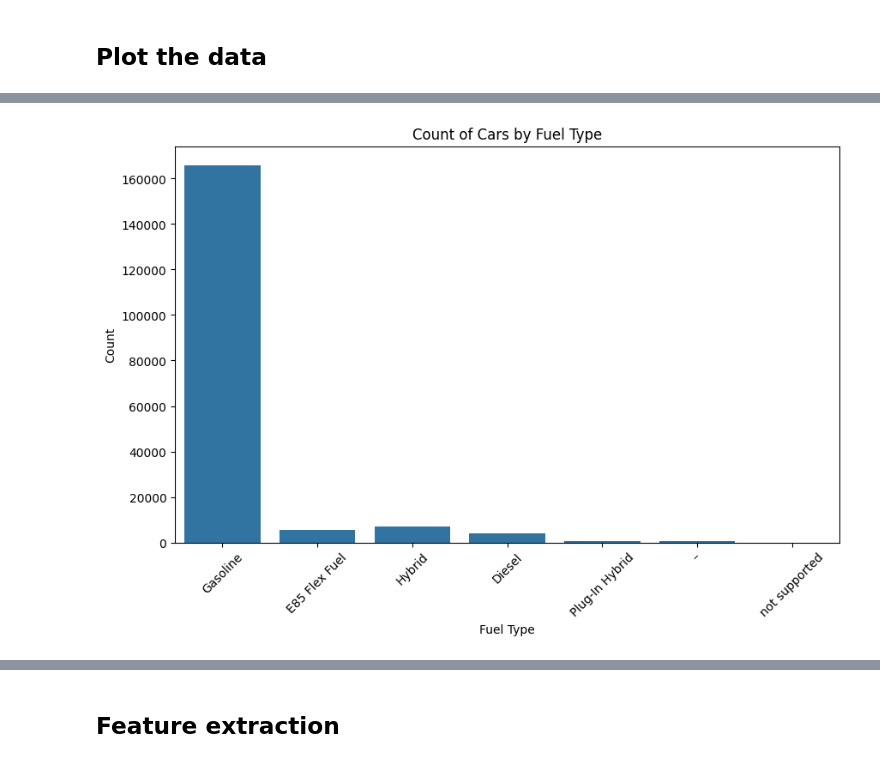
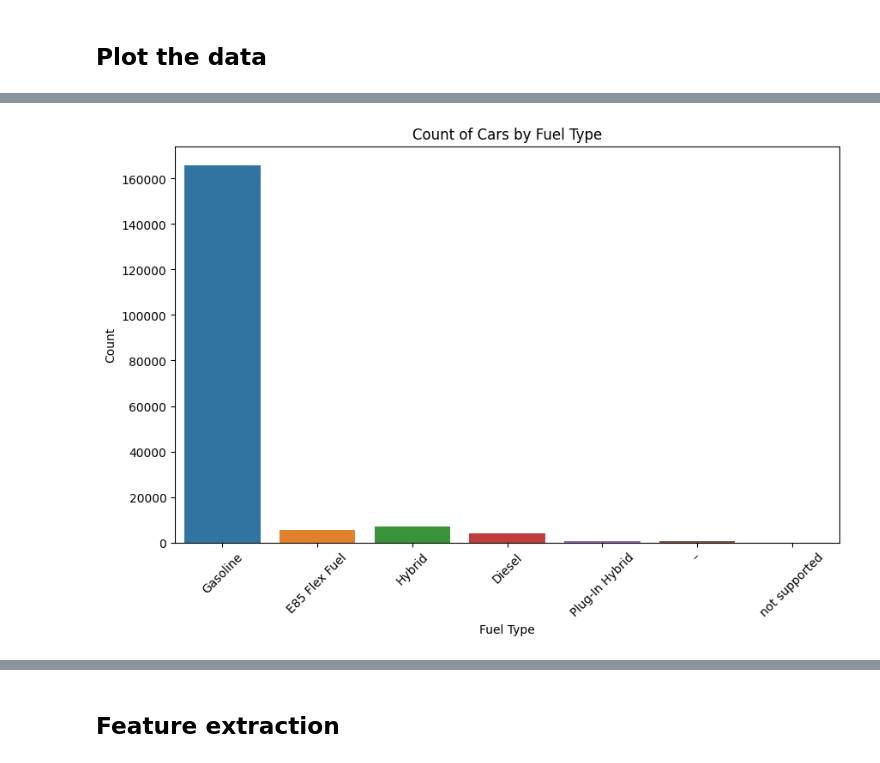
Before and after one commit to tancredibosi/bosi-Regression_Used_Cars_Price, a Jupyter notebook: bosi_car_prices.ipynb, the cells around one changed output, grey strips where cells are left out. Cells and saved outputs as stored; diff of their text form; code cells hidden in the pictures.

```diff
--- a/bosi_car_prices.ipynb
+++ b/bosi_car_prices.ipynb
@@ -113,10 +144,10 @@ plt.show()
 # %%
 plt.figure(figsize=(10, 6))
-sns.countplot(x='fuel_type', data=data)
+sns.countplot(x='fuel_type', data=data, hue='fuel_type', legend=False)
 plt.title('Count of Cars by Fuel Type')
 plt.xlabel('Fuel Type')
 plt.ylabel('Count')
 plt.xticks(rotation=45)
 plt.show()
 # %% [output]
-[figure, old version]
+[figure, new version]
```
Also changed, not shown: parts of 32 cells of this notebook.
